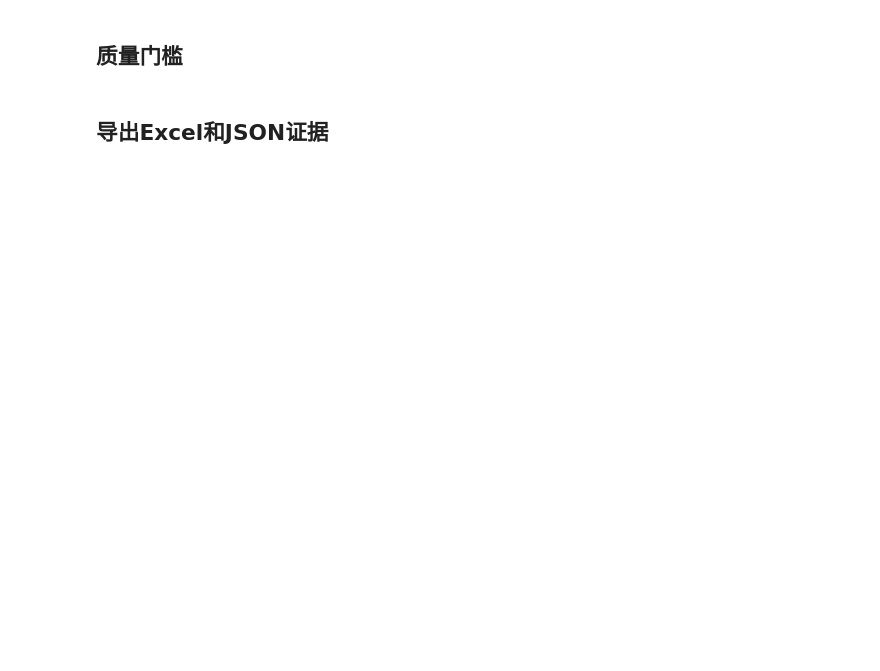
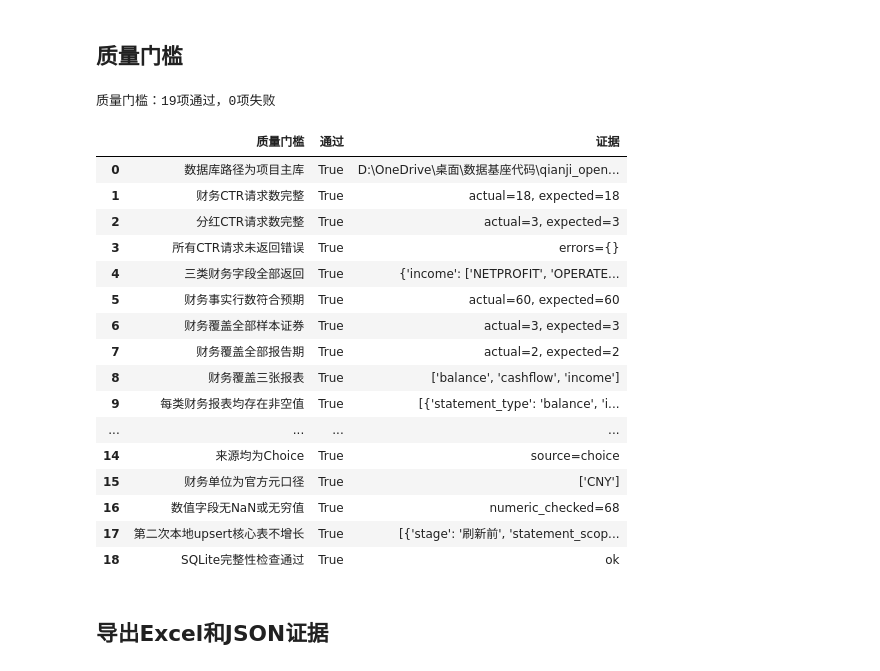
Before and after one commit to LYinyuan63/-choice-, a Jupyter notebook: notebooks/09_Choice财务报表与分红小样本验收.ipynb, the cells around one changed output. Saved outputs shown, nothing was run; the diff lists cells and outputs as text; code cells hidden in the pictures; blank space fills up the shorter version.

```diff
--- a/notebooks/09_Choice财务报表与分红小样本验收.ipynb
+++ b/notebooks/09_Choice财务报表与分红小样本验收.ipynb
@@ -286,53 +634,82 @@ display(dividend_completeness)
 # %% [markdown]
 ## 质量门槛
 # %%
-selected = first_result.selected_indicators
-expected_statement_rows = len(SYMBOLS) * len(REPORT_DATES) * sum(len(selected[key]) for key in ["income", "balance", "cashflow"])
-expected_dividend_rows = len(SYMBOLS) * len(REPORT_DATES) * len(selected["dividend"])
-statement_duplicates = int(statement_facts.duplicated(["source", "symbol", "statement_type", "report_date", "indicator"]).sum()) if not statement_facts.empty else 0
-dividend_duplicates = int(dividend_facts.duplicated(["source", "symbol", "report_date", "indicator"]).sum()) if not dividend_facts.empty else 0
+expected_statement_rows = len(SYMBOLS) * len(REPORT_DATES) * sum(
+    len(spec["indicators"]) for spec in REPORT_SPECS.values()
+)
+expected_financial_requests = len(SYMBOLS) * len(REPORT_DATES) * len(REPORT_SPECS)
+expected_dividend_requests = len(SYMBOLS)
+
+statement_duplicates = int(statement_facts.duplicated(
+    ["source", "symbol", "statement_type", "report_date", "indicator"]
+).sum()) if not statement_facts.empty else 0
+dividend_duplicates = int(dividend_facts.duplicated(
+    ["source", "symbol", "report_date", "indicator"]
+).sum()) if not dividend_facts.empty else 0
 
 numeric_values = pd.concat(
     [statement_facts.get("value_numeric", pd.Series(dtype=float)), dividend_facts.get("value_numeric", pd.Series(dtype=float))],
     ignore_index=True,
 ).dropna()
 finite_numeric = all(math.isfinite(float(value)) for value in numeric_values)
-second_core_unchanged = second_result is not None and all(
+core_unchanged = RUN_IDEMPOTENCY_CHECK and all(
     counts_after_first[key] == counts_after_second[key]
     for key in ["statement_scope", "dividend_scope"]
 )
-second_selection_same = second_result is not None and first_result.selected_indicators == second_result.selected_indicators
+financial_audit = request_audit[request_audit["request"].str.startswith(("income:", "balance:", "cashflow:"))]
+dividend_audit = request_audit[request_audit["request"].str.startswith("dividend:")]
 
 gates = []
 def add_gate(name, passed, evidence):
     gates.append({"质量门槛": name, "通过": bool(passed), "证据": str(evidence)})
 
 add_gate("数据库路径为项目主库", DATABASE_PATH.parent == PROJECT_ROOT / "data", str(DATABASE_PATH))
-add_gate("三类财务指标均有通过项", all(selected[key] for key in ["income", "balance", "cashflow"]), selected)
-add_gate("分红指标有通过项", bool(selected["dividend"]), selected["dividend"])
-add_gate("第一次正式请求无错误", not first_result.errors, first_result.errors or "errors={}")
+add_gate("财务CTR请求数完整", len(financial_audit) == expected_financial_requests, f"actual={len(financial_audit)}, expected={expected_financial_requests}")
+add_gate("分红CTR请求数完整", len(dividend_audit) == expected_dividend_requests, f"actual={len(dividend_audit)}, expected={expected_dividend_requests}")
+add_gate("所有CTR请求未返回错误", not (request_audit["status"] == "error").any() and not request_errors, request_errors or "errors={}")
+add_gate("三类财务字段全部返回", all(len(selected_indicators[key]) == len(REPORT_SPECS[key]["indicators"]) for key in REPORT_SPECS), selected_indicators)
 add_gate("财务事实行数符合预期", len(statement_facts) == expected_statement_rows and expected_statement_rows > 0, f"actual={len(statement_facts)}, expected={expected_statement_rows}")
-add_gate("分红事实行数符合预期", len(dividend_facts) == expected_dividend_rows and expected_dividend_rows > 0, f"actual={len(dividend_facts)}, expected={expected_dividend_rows}")
 add_gate("财务覆盖全部样本证券", statement_facts["symbol"].nunique() == len(SYMBOLS) if not statement_facts.empty else False, f"actual={statement_facts['symbol'].nunique() if not statement_facts.empty else 0}, expected={len(SYMBOLS)}")
 add_gate("财务覆盖全部报告期", statement_facts["report_date"].nunique() == len(REPORT_DATES) if not statement_facts.empty else False, f"actual={statement_facts['report_date'].nunique() if not statement_facts.empty else 0}, expected={len(REPORT_DATES)}")
 add_gate("财务覆盖三张报表", set(statement_facts["statement_type"]) == {"income", "balance", "cashflow"} if not statement_facts.empty else False, sorted(statement_facts["statement_type"].unique()) if not statement_facts.empty else [])
-add_gate("财务事实存在非空值", int(statement_facts["has_value"].sum()) > 0 if not statement_facts.empty else False, f"non_null={int(statement_facts['has_value'].sum()) if not statement_facts.empty else 0}")
-add_gate("分红事实存在非空值", int(dividend_facts["has_value"].sum()) > 0 if not dividend_facts.empty else False, f"non_null={int(dividend_facts['has_value'].sum()) if not dividend_facts.empty else 0}")
+add_gate("每类财务报表均存在非空值", all(
+    int(statement_facts.loc[statement_facts["statement_type"] == key, "has_value"].sum()) > 0
+    for key in REPORT_SPECS
+), statement_completeness.to_dict("records"))
+add_gate("分红专题报表调用成功", len(dividend_audit) == expected_dividend_requests and not (dividend_audit["status"] == "error").any(), dividend_audit[["request", "status", "rows"]].to_dict("records"))
+add_gate("样本范围存在分红事件", not dividend_facts.empty and int(dividend_facts["has_value"].sum()) > 0, f"rows={len(dividend_facts)}, non_null={int(dividend_facts['has_value'].sum()) if not dividend_facts.empty else 0}")
 add_gate("财务事实无重复主键", statement_duplicates == 0, f"duplicates={statement_duplicates}")
 add_gate("分红事实无重复主键", dividend_duplicates == 0, f"duplicates={dividend_duplicates}")
 add_gate("来源均为Choice", set(statement_facts.get("source", [])) <= {"choice"} and set(dividend_facts.get("source", [])) <= {"choice"}, "source=choice")
-add_gate("单位保持厂商原始尺度", set(statement_facts.get("unit", [])) <= {"vendor_raw"} and set(dividend_facts.get("unit", [])) <= {"vendor_raw"}, "unit=vendor_raw")
+add_gate("财务单位为官方元口径", set(statement_facts.get("unit", [])) <= {"CNY"}, sorted(set(statement_facts.get("unit", []))))
 add_gate("数值字段无NaN或无穷值", finite_numeric, f"numeric_checked={len(numeric_values)}")
-add_gate("第二次正式请求无错误", second_result is not None and not second_result.errors, second_result.errors if second_result else "未执行")
-add_gate("第二次运行核心表不增长", second_core_unchanged, idempotency.to_dict("records"))
-add_gate("两次指标探测结论一致", second_selection_same, "selected indicators一致" if second_selection_same else "不一致或未执行")
+add_gate("第二次本地upsert核心表不增长", core_unchanged, idempotency.to_dict("records"))
 add_gate("SQLite完整性检查通过", scalar("PRAGMA quick_check") == "ok", scalar("PRAGMA quick_check"))
 
 quality_gates = pd.DataFrame(gates)
 passed_count = int(quality_gates["通过"].sum())
 failed_count = int((~quality_gates["通过"]).sum())
 print(f"质量门槛：{passed_count}项通过，{failed_count}项失败")
 display(quality_gates)
+# %% [output]
+质量门槛：19项通过，0项失败
+|  | 质量门槛 | 通过 | 证据 |
+| 0 | 数据库路径为项目主库 | True | D:\OneDrive\桌面\数据基座代码\qianji_open... |
+| 1 | 财务CTR请求数完整 | True | actual=18, expected=18 |
+| 2 | 分红CTR请求数完整 | True | actual=3, expected=3 |
+| 3 | 所有CTR请求未返回错误 | True | errors={} |
+| 4 | 三类财务字段全部返回 | True | {'income': ['NETPROFIT', 'OPERATE... |
+| 5 | 财务事实行数符合预期 | True | actual=60, expected=60 |
+| 6 | 财务覆盖全部样本证券 | True | actual=3, expected=3 |
+| 7 | 财务覆盖全部报告期 | True | actual=2, expected=2 |
+| 8 | 财务覆盖三张报表 | True | ['balance', 'cashflow', 'income'] |
+| 9 | 每类财务报表均存在非空值 | True | [{'statement_type': 'balance', 'i... |
+| ... | ... | ... | ... |
+| 14 | 来源均为Choice | True | source=choice |
+| 15 | 财务单位为官方元口径 | True | ['CNY'] |
+| 16 | 数值字段无NaN或无穷值 | True | numeric_checked=68 |
+| 17 | 第二次本地upsert核心表不增长 | True | [{'stage': '刷新前', 'statement_scop... |
+| 18 | SQLite完整性检查通过 | True | ok |
 # %% [markdown]
 ## 导出Excel和JSON证据
 # %%
```
Also changed, not shown: parts of 25 cells of this notebook, 28 other files.
